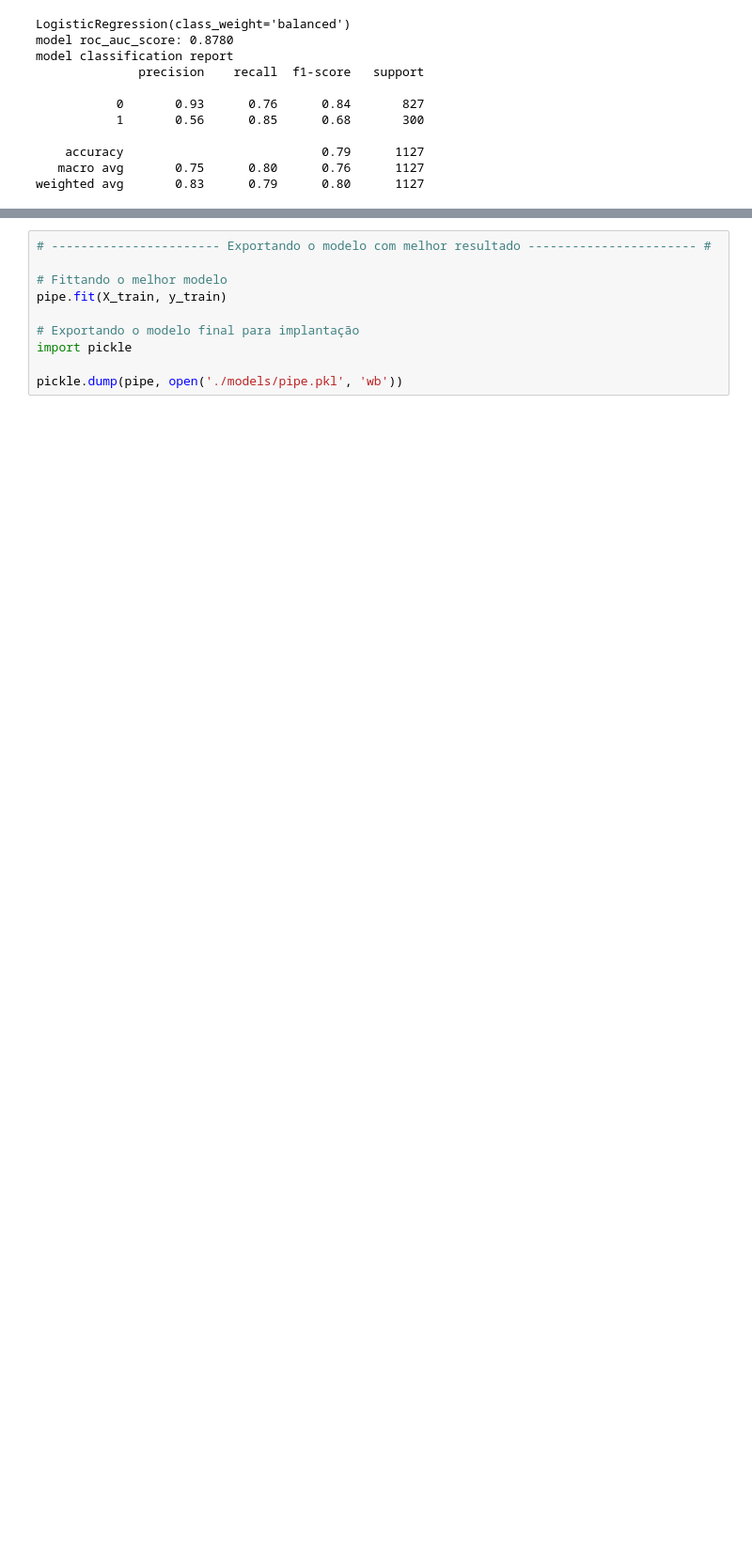
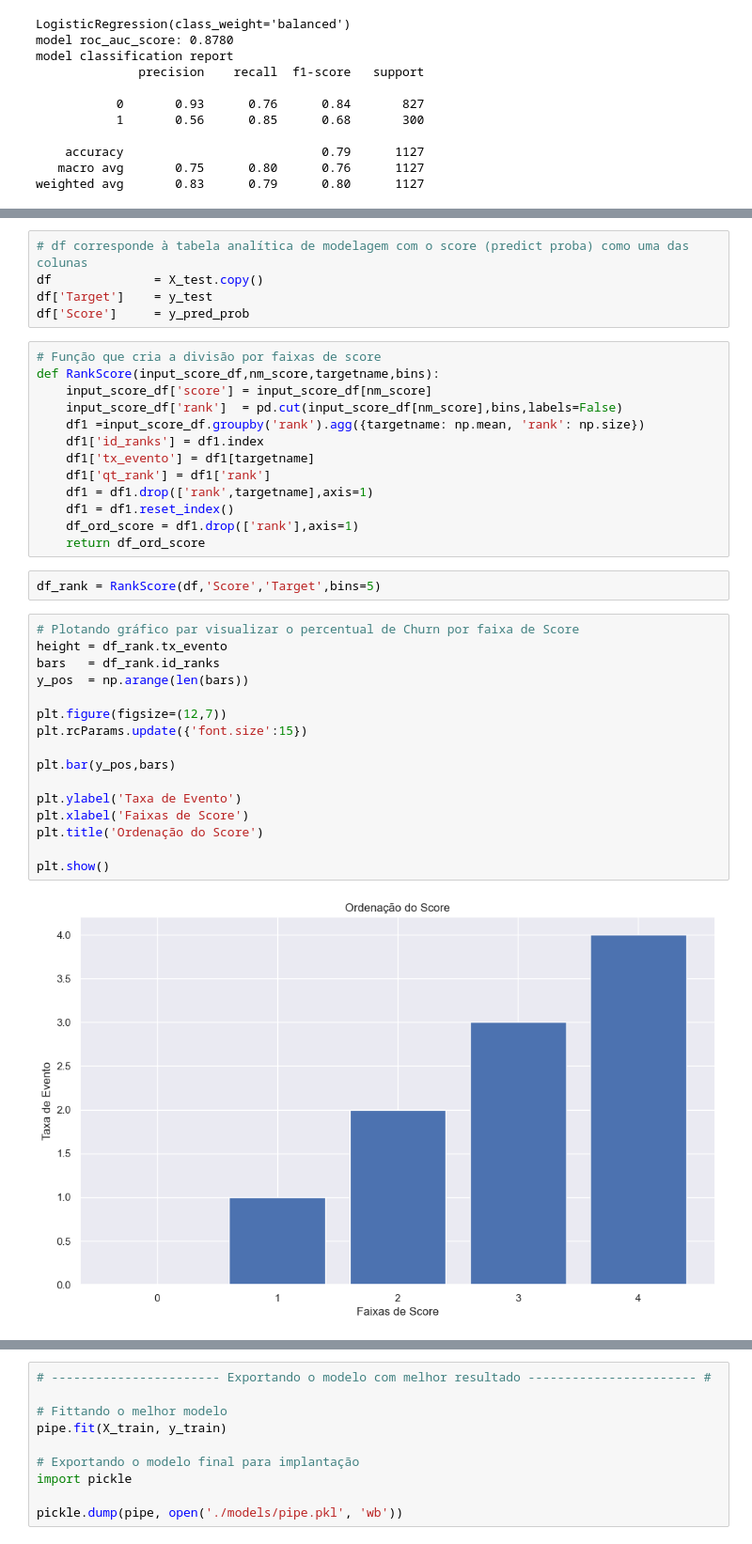
Before and after one commit to gustavolenin/Modelo_Churn, a Jupyter notebook: notebook.ipynb, the cells around one changed output, grey strips where cells are left out. Shown: that part at 94% size. Cells and saved outputs as stored; diff of their text form; blank space fills up the shorter version.

```diff
--- a/notebook.ipynb
+++ b/notebook.ipynb
@@ -470,0 +473,38 @@ weighted avg       0.83      0.79      0.80      1127
+# %%
+# df corresponde à tabela analítica de modelagem com o score (predict proba) como uma das colunas
+df              = X_test.copy()
+df['Target']    = y_test
+df['Score']     = y_pred_prob
+# %%
+# Função que cria a divisão por faixas de score
+def RankScore(input_score_df,nm_score,targetname,bins):
+    input_score_df['score'] = input_score_df[nm_score]
+    input_score_df['rank']  = pd.cut(input_score_df[nm_score],bins,labels=False)
+    df1 =input_score_df.groupby('rank').agg({targetname: np.mean, 'rank': np.size})
+    df1['id_ranks'] = df1.index
+    df1['tx_evento'] = df1[targetname]
+    df1['qt_rank'] = df1['rank']
+    df1 = df1.drop(['rank',targetname],axis=1)
+    df1 = df1.reset_index()
+    df_ord_score = df1.drop(['rank'],axis=1)
+    return df_ord_score
+# %%
+df_rank = RankScore(df,'Score','Target',bins=5)
+# %%
+# Plotando gráfico par visualizar o percentual de Churn por faixa de Score
+height = df_rank.tx_evento
+bars   = df_rank.id_ranks
+y_pos  = np.arange(len(bars))
+
+plt.figure(figsize=(12,7))
+plt.rcParams.update({'font.size':15})
+
+plt.bar(y_pos,bars)
+
+plt.ylabel('Taxa de Evento')
+plt.xlabel('Faixas de Score')
+plt.title('Ordenação do Score')
+
+plt.show()
+# %% [output]
+[figure, added]
```
Also changed, not shown: parts of 5 cells of this notebook, 7 other files.
